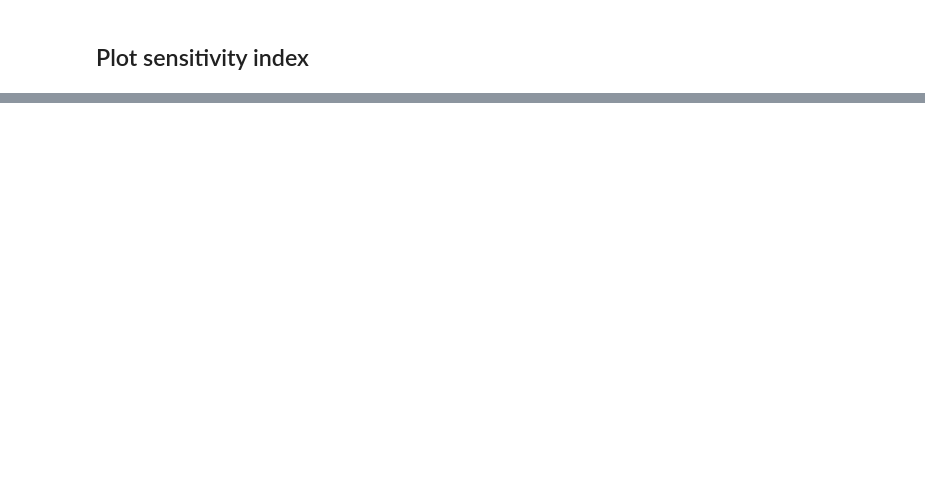
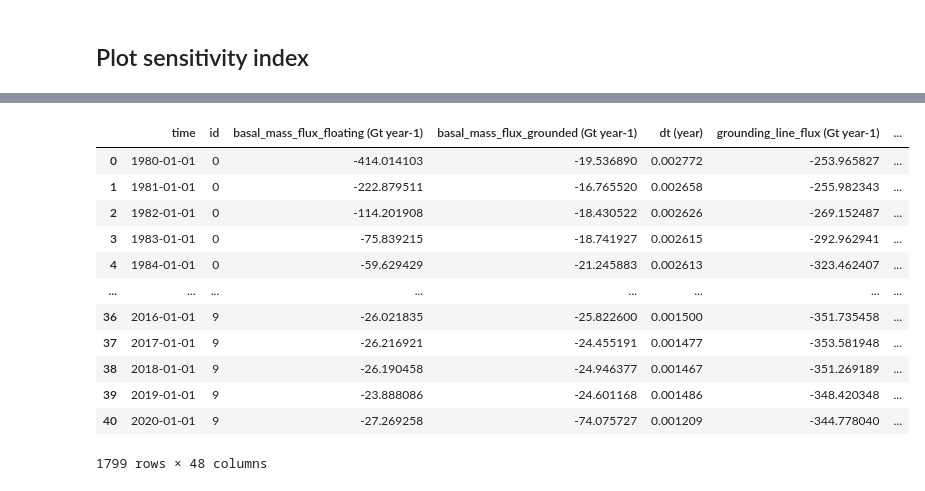
Before and after one commit to pism/pism-ragis, a Jupyter notebook: notebooks/analyze_hincasts.ipynb, the cells around one changed output, grey strips where cells are left out. Saved outputs shown, nothing was run; the diff lists cells and outputs as text; code cells hidden in the pictures; blank space fills up the shorter version.

```diff
--- a/notebooks/analyze_hincasts.ipynb
+++ b/notebooks/analyze_hincasts.ipynb
@@ -104,0 +66,26 @@ for exp in exps:
+# %%
+experiments = []
+
+for exp in exps:
+
+    ens_file = os.path.join(data_dir, exp["proj_dir"], "uq", f"""{exp["lhs"]}.csv""")
+    s_dir = os.path.join(data_dir, exp["proj_dir"], exp["scalar_dir"])
+    scalar_files = sorted(glob(os.path.join(s_dir, "ts_gris_g*00m_v20*RAGIS_id_*_1980-1-1_2020-1-1.nc")))
+    processed_path = os.path.join(data_dir, exp["proj_dir"], exp["processed_dir"])
+
+    for scalar_file in scalar_files:
+        if check_file(scalar_file):
+            copy_file(scalar_file, processed_path)
+
+    processed_files = sorted(glob(os.path.join(processed_path, "ts_gris_g*00m_v20*RAGIS_id_*_1980-1-1_2020-1-1.nc")))
+
+    exp_df = convert_netcdf_to_dataframe(processed_files, resample="yearly", verbose=False, n_jobs=n_jobs)
+    exp_df["Experiment"] = exp["Experiment"]
+    exp["data_df"] = exp_df
+    exp["run_stats"] = run_stats(processed_files, experiment=exp["Experiment"])
+    try:
+        sa_df = sensitivity_analysis(exp_df.dropna(), ensemble_file=ens_file, n_jobs=n_jobs)
+        exp["sensitivity_df"] = sa_df
+    except:
+        pass
+    experiments.append(exp)
@@ -519,0 +543,16 @@ https://docs.xarray.dev/en/stable/getting-started-guide/installing.html
+# %%
+exp_df
+# %% [output]
+|  | time | id | basal_mass_flux_floating (Gt year-1) | basal_mass_flux_grounded (Gt year-1) | dt (year) | grounding_line_flux (Gt year-1) | ... |
+| 0 | 1980-01-01 | 0 | -414.014103 | -19.536890 | 0.002772 | -253.965827 | ... |
+| 1 | 1981-01-01 | 0 | -222.879511 | -16.765520 | 0.002658 | -255.982343 | ... |
+| 2 | 1982-01-01 | 0 | -114.201908 | -18.430522 | 0.002626 | -269.152487 | ... |
+| 3 | 1983-01-01 | 0 | -75.839215 | -18.741927 | 0.002615 | -292.962941 | ... |
+| 4 | 1984-01-01 | 0 | -59.629429 | -21.245883 | 0.002613 | -323.462407 | ... |
+| ... | ... | ... | ... | ... | ... | ... | ... |
+| 36 | 2016-01-01 | 9 | -26.021835 | -25.822600 | 0.001500 | -351.735458 | ... |
+| 37 | 2017-01-01 | 9 | -26.216921 | -24.455191 | 0.001477 | -353.581948 | ... |
+| 38 | 2018-01-01 | 9 | -26.190458 | -24.946377 | 0.001467 | -351.269189 | ... |
+| 39 | 2019-01-01 | 9 | -23.888086 | -24.601168 | 0.001486 | -348.420348 | ... |
+| 40 | 2020-01-01 | 9 | -27.269258 | -74.075727 | 0.001209 | -344.778040 | ... |
+1799 rows × 48 columns
```
Also changed, not shown: parts of 12 cells of this notebook, 2 other files.
